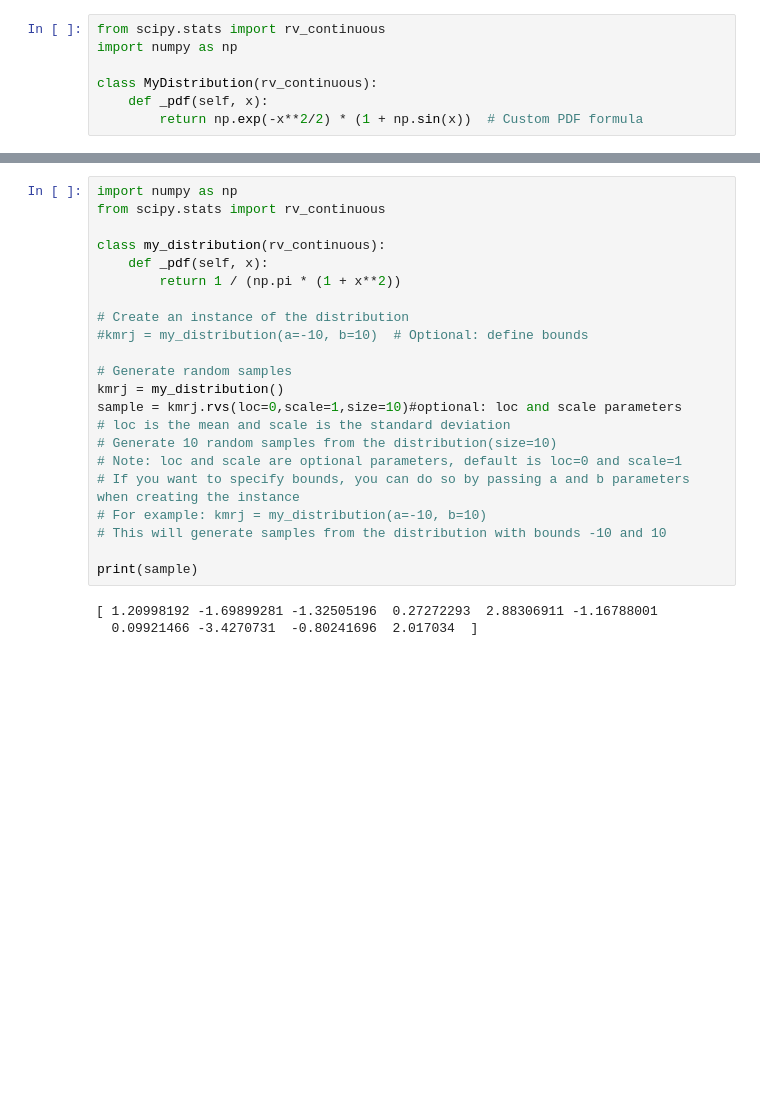
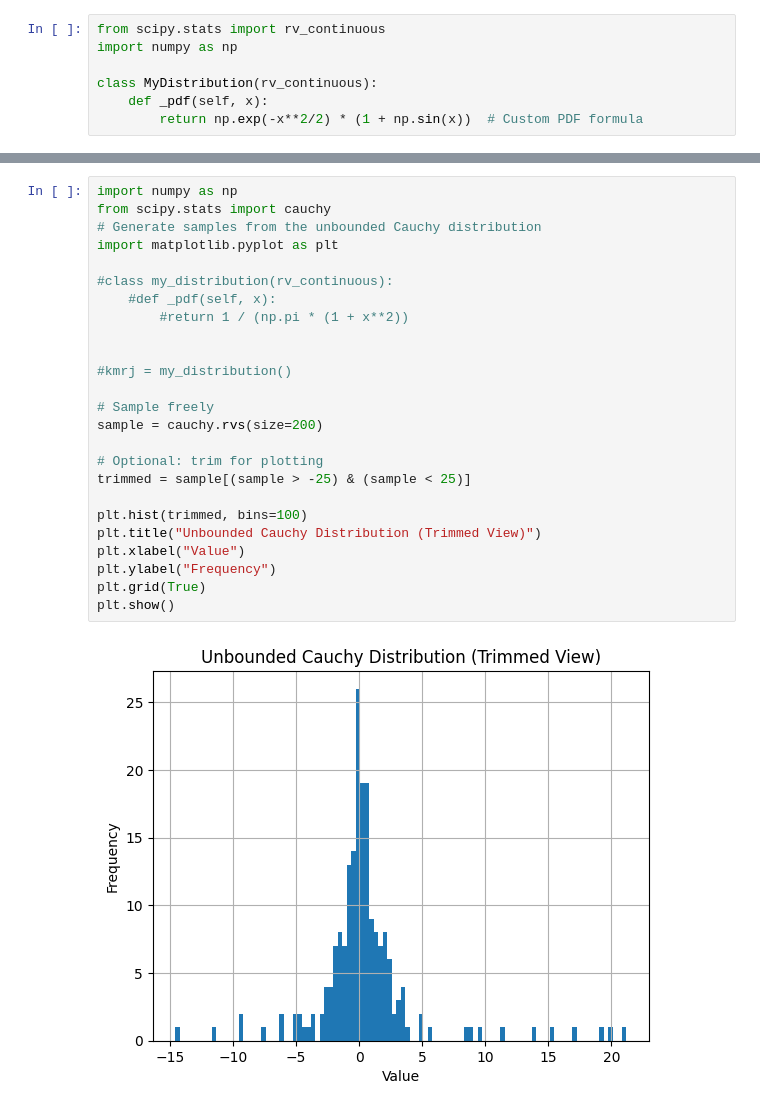
Before and after one commit to adith369-web/ml-projects, a Jupyter notebook: scipynotes.ipynb, the cells around one changed output, grey strips where cells are left out. Saved outputs shown, nothing was run; the diff lists cells and outputs as text; blank space fills up the shorter version.

Commit message:
some more notes

```diff
--- a/scipynotes.ipynb
+++ b/scipynotes.ipynb
@@ -698,26 +698,28 @@ print(samples)  # Prints the generated samples from the custom distribution
  -0.51336562  0.30896598  0.33135955  0.33915223]
 # %%
 import numpy as np
-from scipy.stats import rv_continuous
+from scipy.stats import cauchy
+# Generate samples from the unbounded Cauchy distribution
+import matplotlib.pyplot as plt
 
-class my_distribution(rv_continuous):
-    def _pdf(self, x):
-        return 1 / (np.pi * (1 + x**2))
+#class my_distribution(rv_continuous):
+    #def _pdf(self, x):
+        #return 1 / (np.pi * (1 + x**2))
 
-# Create an instance of the distribution
-#kmrj = my_distribution(a=-10, b=10)  # Optional: define bounds
 
-# Generate random samples
-kmrj = my_distribution()
-sample = kmrj.rvs(loc=0,scale=1,size=10)#optional: loc and scale parameters
-# loc is the mean and scale is the standard deviation
-# Generate 10 random samples from the distribution(size=10)
-# Note: loc and scale are optional parameters, default is loc=0 and scale=1
-# If you want to specify bounds, you can do so by passing a and b parameters when creating the instance
-# For example: kmrj = my_distribution(a=-10, b=10)
-# This will generate samples from the distribution with bounds -10 and 10
+#kmrj = my_distribution()
 
-print(sample)
+# Sample freely
+sample = cauchy.rvs(size=200)
+
+# Optional: trim for plotting
+trimmed = sample[(sample > -25) & (sample < 25)]
+
+plt.hist(trimmed, bins=100)
+plt.title("Unbounded Cauchy Distribution (Trimmed View)")
+plt.xlabel("Value")
+plt.ylabel("Frequency")
+plt.grid(True)
+plt.show()
 # %% [output]
-[ 1.20998192 -1.69899281 -1.32505196  0.27272293  2.88306911 -1.16788001
-  0.09921466 -3.4270731  -0.80241696  2.017034  ]
+[figure, added]
```
Also changed, not shown: parts of 3 cells of this notebook, 3 other files.
